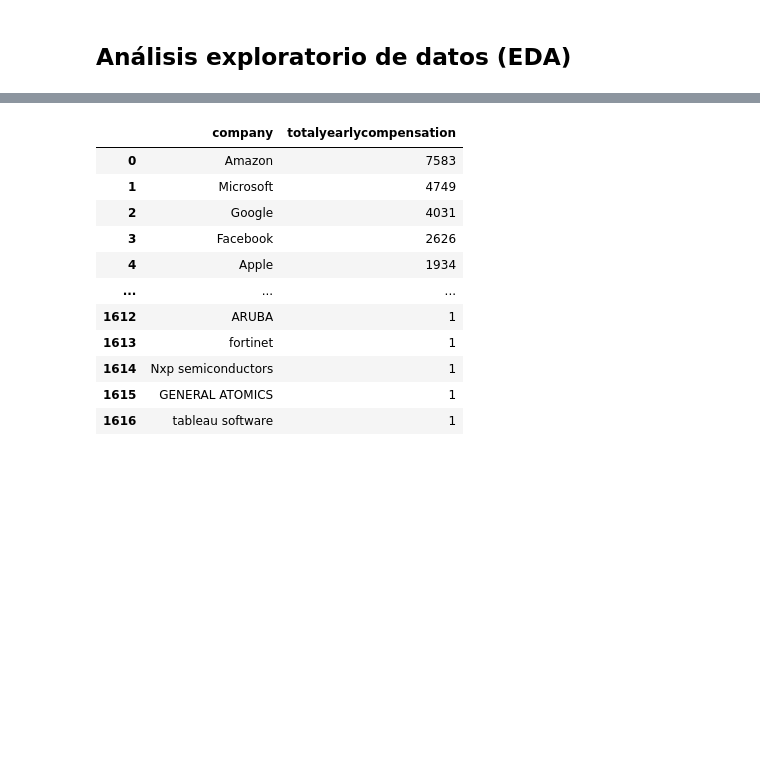
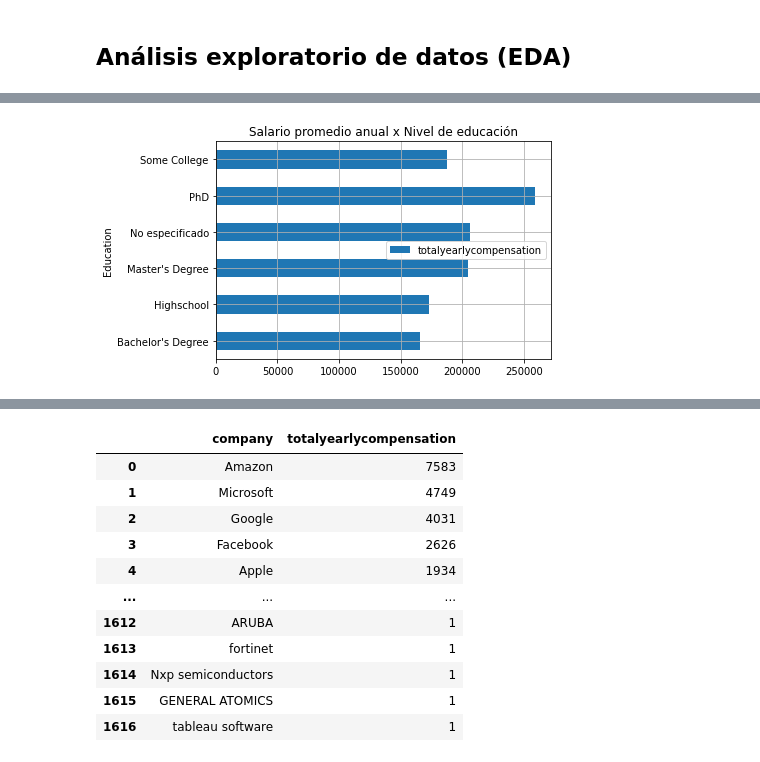
Before and after one commit to jspm07/PythonAnalytics, a Jupyter notebook: src/eda1.ipynb, the cells around one changed output, grey strips where cells are left out. Cells and saved outputs as stored; diff of their text form; code cells hidden in the pictures; blank space fills up the shorter version.

```diff
--- a/src/eda1.ipynb
+++ b/src/eda1.ipynb
@@ -48,0 +50,3 @@ Length: 2369, dtype: int64
+# %%
+df_1 = df.groupby("Education").agg({"totalyearlycompensation":"mean"})
+df_1
@@ -48,0 +62,4 @@ Length: 2369, dtype: int64
+# %%
+df_1.plot.barh(title="Salario promedio anual x Nivel de educación").grid()
+# %% [output]
+[figure, added]
```
Also changed, not shown: parts of 6 cells of this notebook.
